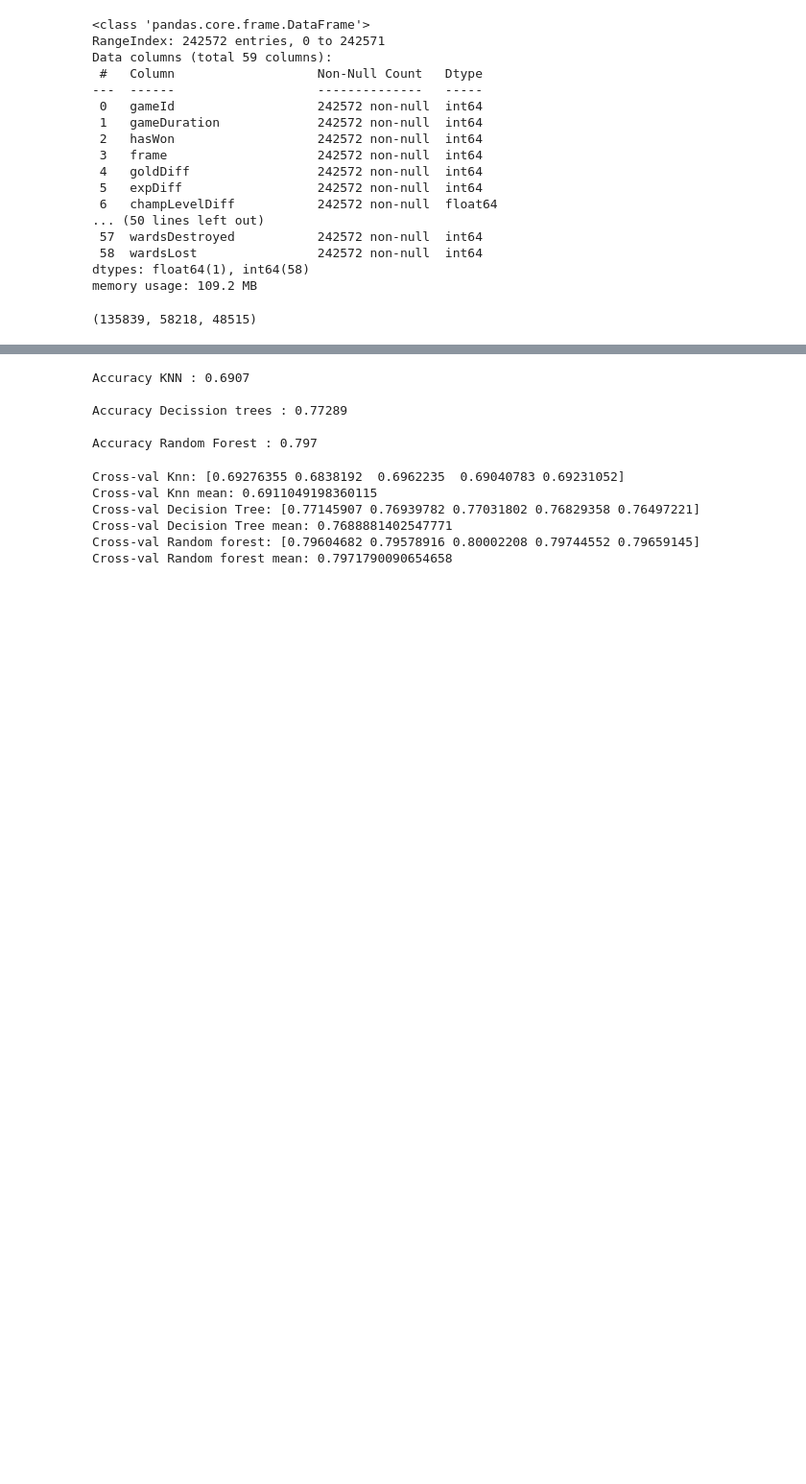
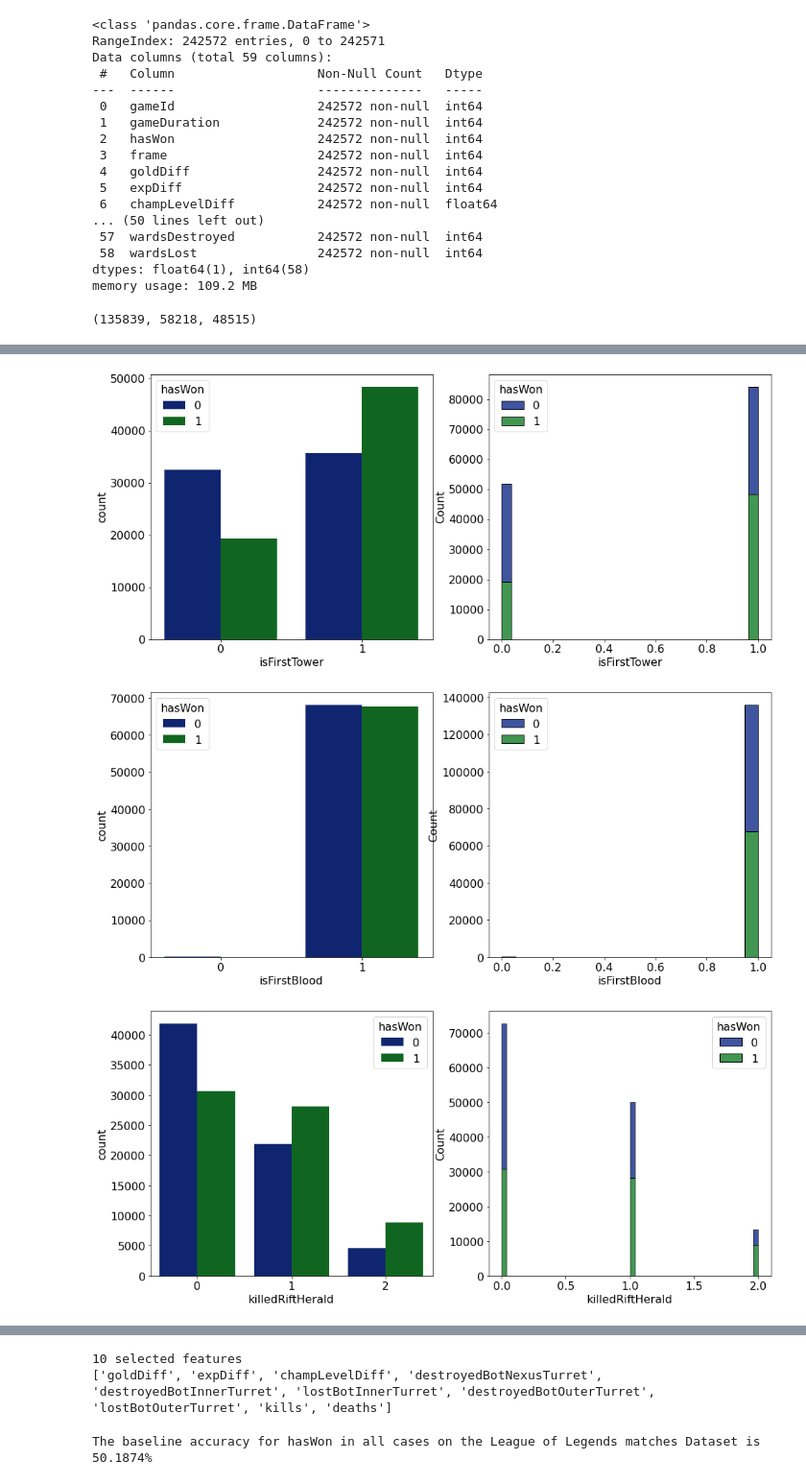
Before and after one commit to Olivert75/personal_project, a Jupyter notebook: working_notebook.ipynb, the cells around one changed output, grey strips where cells are left out. Shown at 96% size. Drawn from its saved outputs; the diff is of its cells as text; code cells hidden in the pictures; blank space fills up the shorter version.

```diff
--- a/working_notebook.ipynb
+++ b/working_notebook.ipynb
@@ -176,0 +251,10 @@ plt.show()
+# %%
+for i in attributes:
+    fig, (ax1,ax2) = plt.subplots(nrows=1,ncols=2, figsize=(16,7))
+    sns.countplot(data=train, hue='hasWon', x=i, ax=ax1)
+    sns.histplot(data=train, x=i, hue='hasWon', multiple='stack', ax=ax2)
+    plt.show()
+# %% [output]
+[figure, added]
+[figure, added]
+[figure, added]
@@ -182,41 +284,6 @@ def model_assess(model, title = "Default"):
 # %%
-y = train['hasWon']
-X = train.loc[:, train.columns != 'hasWon']
-X_train, X_test, y_train, y_test = train_test_split(X, y, test_size=0.2, random_state=42)
+#using Select K Best for 10 features to use
+new_kbest = selectkbest(X_train_scaled, y_train, 10)
+# %% [output]
+10 selected features
+['goldDiff', 'expDiff', 'champLevelDiff', 'destroyedBotNexusTurret', 'destroyedBotInnerTurret', 'lostBotInnerTurret', 'destroyedBotOuterTurret', 'lostBotOuterTurret', 'kills', 'deaths']
-# %%
-# KNN
-knn = KNeighborsClassifier(n_neighbors=19)
-model_assess(knn, "KNN")
-
-# Decission trees
-tree = DecisionTreeClassifier()
-model_assess(tree, "Decission trees")
-
-# Random Forest
-rforest = RandomForestClassifier(n_estimators=100, max_depth=10, random_state=0)
-model_assess(rforest, "Random Forest")
-# %% [output]
-Accuracy KNN : 0.6907
-
-Accuracy Decission trees : 0.77289
-
-Accuracy Random Forest : 0.797
-# %%
-scores = cross_val_score(knn, X, y, cv=5)
-print('Cross-val Knn:',scores)
-print('Cross-val Knn mean:',scores.mean())
-
-scores = cross_val_score(tree, X, y, cv=5)
-print('Cross-val Decision Tree:',scores)
-print('Cross-val Decision Tree mean:',scores.mean())
-
-scores = cross_val_score(rforest, X, y, cv=5)
-print('Cross-val Random forest:',scores)
-print('Cross-val Random forest mean:',scores.mean())
-# %% [output]
-Cross-val Knn: [0.69276355 0.6838192  0.6962235  0.69040783 0.69231052]
-Cross-val Knn mean: 0.6911049198360115
-Cross-val Decision Tree: [0.77145907 0.76939782 0.77031802 0.76829358 0.76497221]
-Cross-val Decision Tree mean: 0.7688881402547771
-Cross-val Random forest: [0.79604682 0.79578916 0.80002208 0.79744552 0.79659145]
-Cross-val Random forest mean: 0.7971790090654658
@@ -222,0 +328,9 @@ Cross-val Random forest mean: 0.7971790090654658
+# %%
+from sklearn.dummy import DummyClassifier
+# 1. Create the object
+baseline = DummyClassifier(strategy='constant', constant=0)
+# 2. Fit the object
+baseline.fit(X_train, y_train)
+print(f'The baseline accuracy for hasWon in all cases on the League of Legends matches Dataset is {baseline.score(X_train, y_train):.4%}')
+# %% [output]
+The baseline accuracy for hasWon in all cases on the League of Legends matches Dataset is 50.1874%
```
Also changed, not shown: parts of 18 cells of this notebook.
